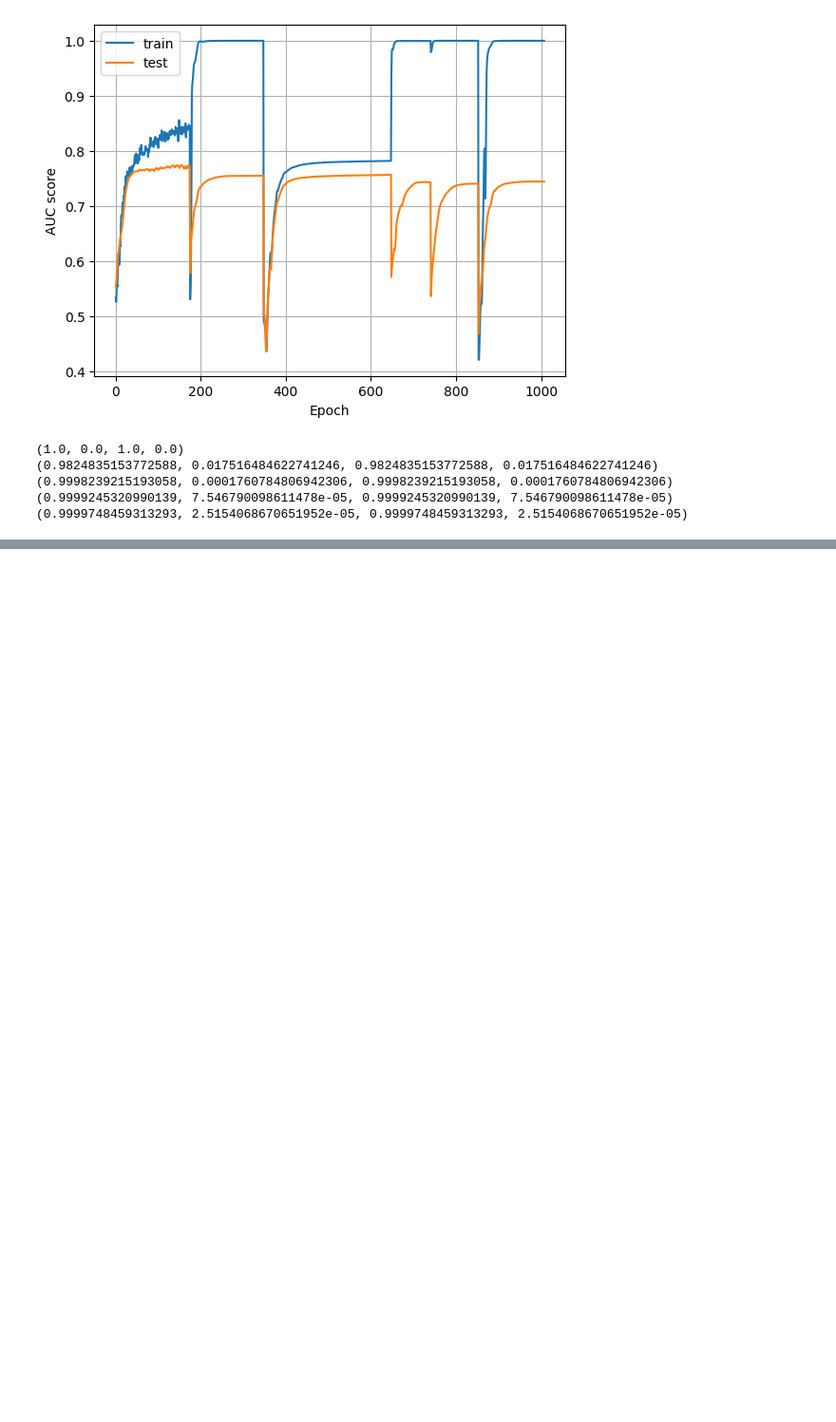
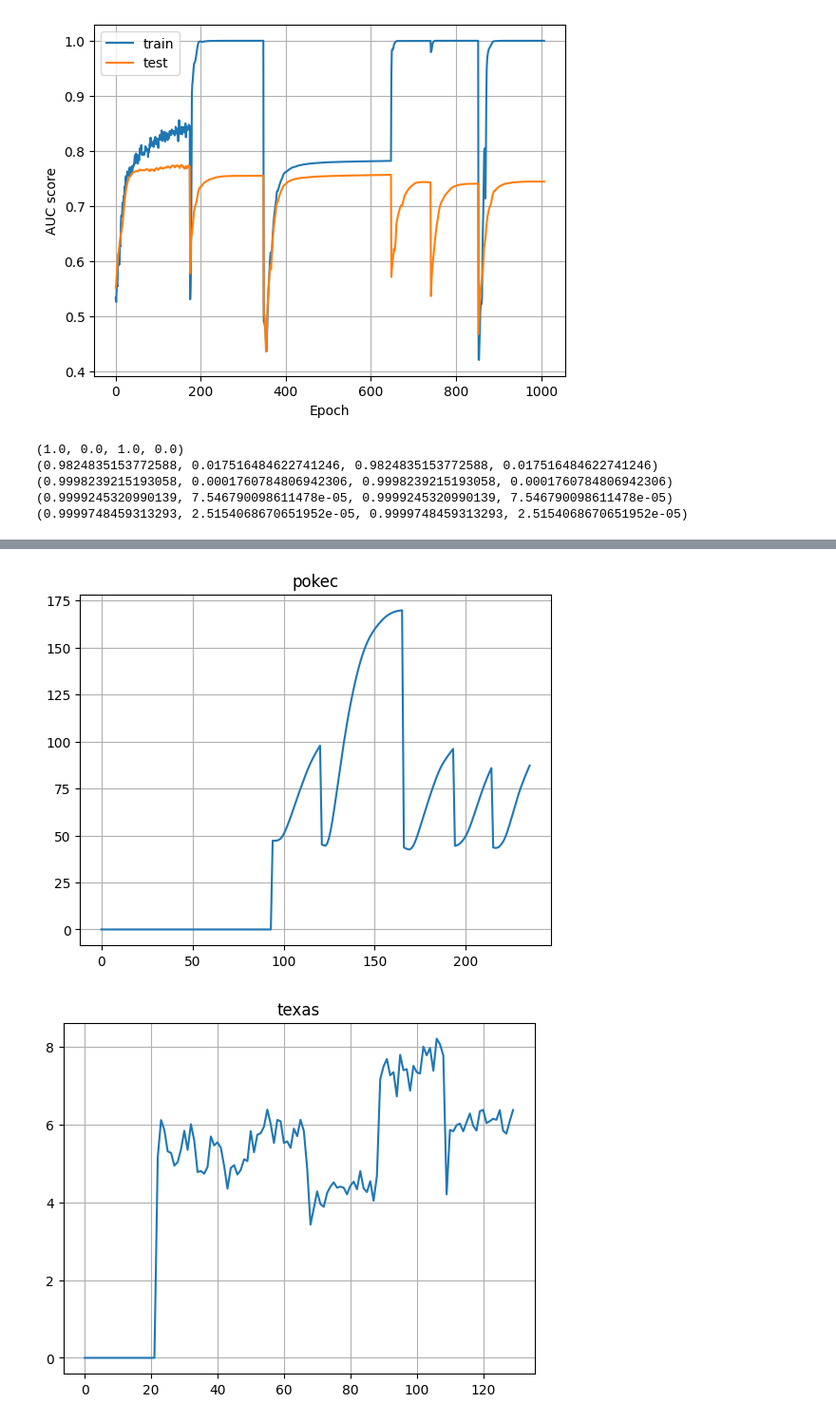
Before and after one commit to Fuyao233/Graph_pseudo_labeling, a Jupyter notebook: data_visualization.ipynb, the cells around one changed output, grey strips where cells are left out. Shown at 95% size. Saved outputs shown, nothing was run; the diff lists cells and outputs as text; code cells hidden in the pictures; blank space fills up the shorter version.

```diff
--- a/data_visualization.ipynb
+++ b/data_visualization.ipynb
@@ -395,0 +467,14 @@ for i in range(len(A)-1):
+# %%
+A = np.load(f'utils_data/ourModel_decoupled_{dataset}/loss.npy')
+B = np.load(f'utils_data/ourModel_decoupled_texas/loss.npy')
+plt.plot(A[:,1])
+plt.title('pokec')
+plt.grid()
+plt.show()
+plt.plot(B[:,1])
+plt.title('texas')
+plt.grid()
+plt.show()
+# %% [output]
+[figure, added]
+[figure, added]
```
Also changed, not shown: parts of 3 cells of this notebook, 5 other files.
